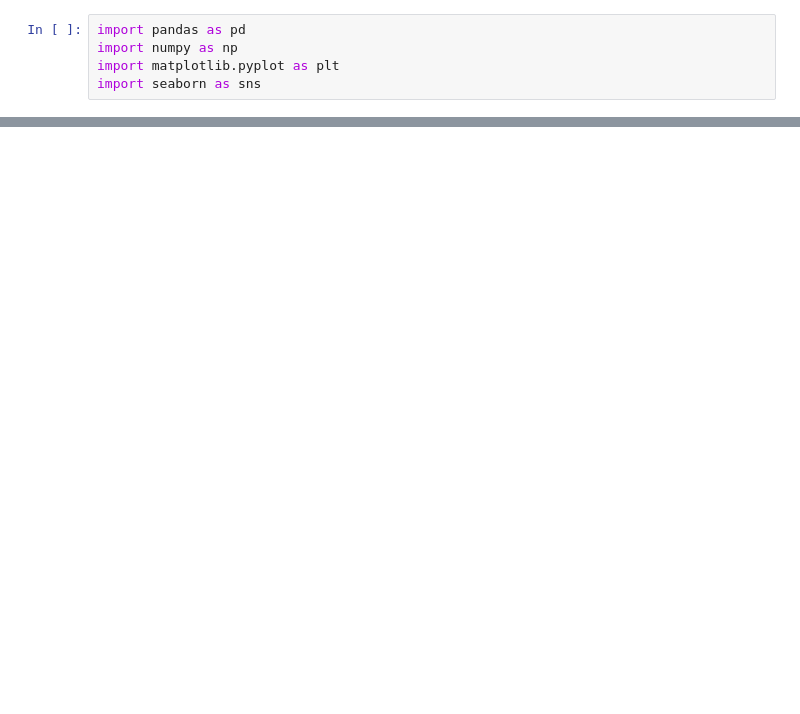
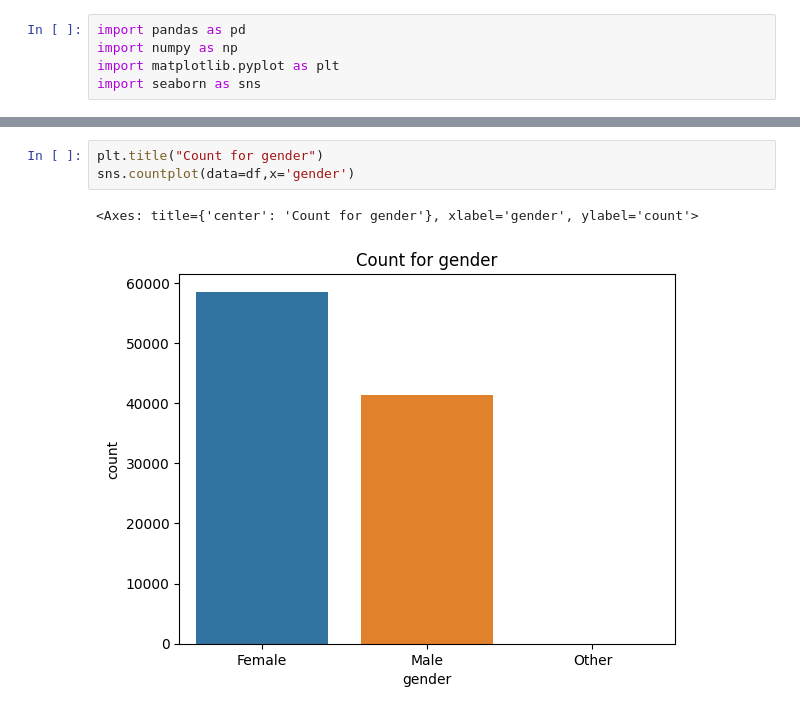
Before and after one commit to Muntasir90629/Diabetes-prediction-dataset, a Jupyter notebook: diabetes_prediction_dataset.ipynb, the cells around one changed output, grey strips where cells are left out. Saved outputs shown, nothing was run; the diff lists cells and outputs as text; blank space fills up the shorter version.

```diff
--- a/diabetes_prediction_dataset.ipynb
+++ b/diabetes_prediction_dataset.ipynb
@@ -9,0 +70,6 @@ PermissionError: [Errno 13] Permission denied: 'C:\\Users\\MuntasirulHoque\\OneD
+# %%
+plt.title("Count for gender")
+sns.countplot(data=df,x='gender')
+# %% [output]
+<Axes: title={'center': 'Count for gender'}, xlabel='gender', ylabel='count'>
+[figure, added]
```
Also changed, not shown: parts of 37 cells of this notebook.
